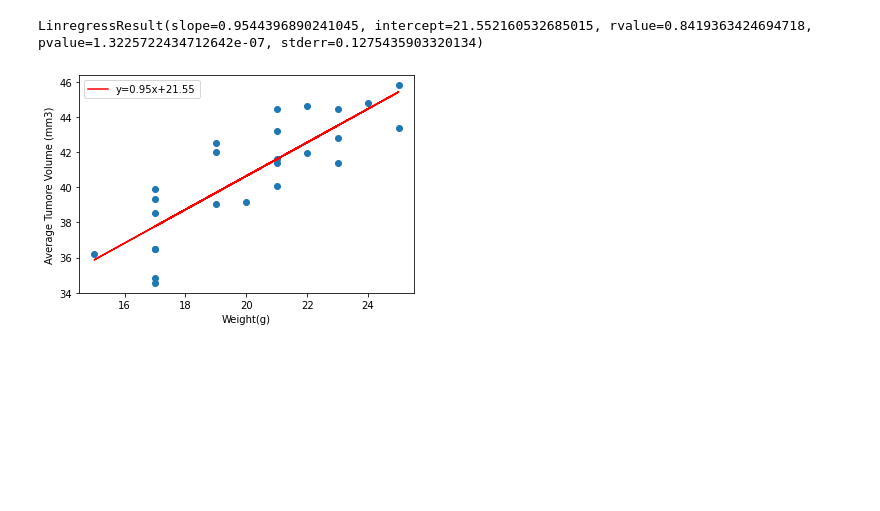
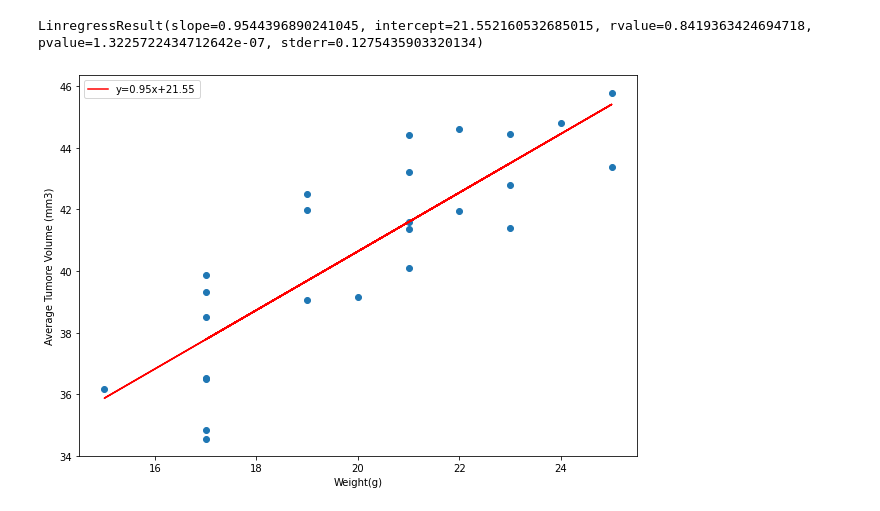
Before and after one commit to hanydief/Pymaceuticals-NumPy_Matplotlib_Challenge, a Jupyter notebook: pymaceuticals_starter.ipynb, the cells around one changed output. Drawn from its saved outputs; the diff is of its cells as text; code cells hidden in the pictures; blank space fills up the shorter version.

```diff
--- a/pymaceuticals_starter.ipynb
+++ b/pymaceuticals_starter.ipynb
@@ -371,17 +412,17 @@ stderr=0.1275435903320134
 # %%
 # ploting the regression line
 # calculate the the linear line plot list of values
 line = slope*(vol_avg['Weight (g)'])+intercept
 # create the scatter plot like above
+plt.figure(figsize=(10,7))
 plt.scatter(vol_avg['Weight (g)'],vol_avg['Tumor Volume (mm3)'])
 # plot the linear regression line which is the averaged line of all the values in red
 # i used the .format() function to create a label of the red line using the slope and intercept from above
 plt.plot(vol_avg['Weight (g)'], line, 'r', label='y={:.2f}x+{:.2f}'.format(slope,intercept))
 plt.xlabel('Weight(g)')
 plt.ylabel('Average Tumore Volume (mm3)')
-# included legend with the redline slope formula using plt.legend()
-plt.legend()
+plt.legend(loc="best")                                   # adding legend
 #plt.savefig('linearregression')
 plt.show()
 # %% [output]
-[figure, old version]
+[figure, new version]
```
Also changed, not shown: parts of 13 cells of this notebook, 1 other file.
